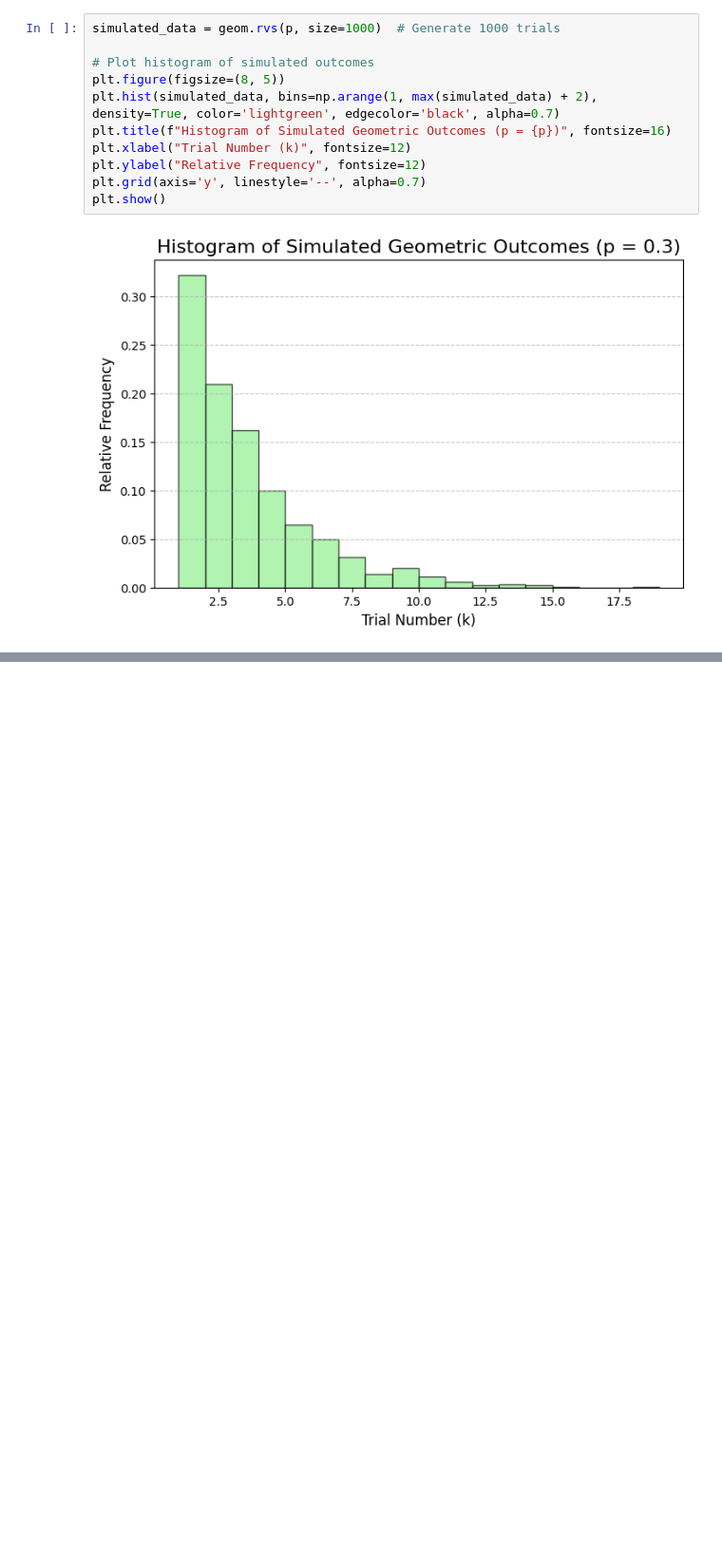
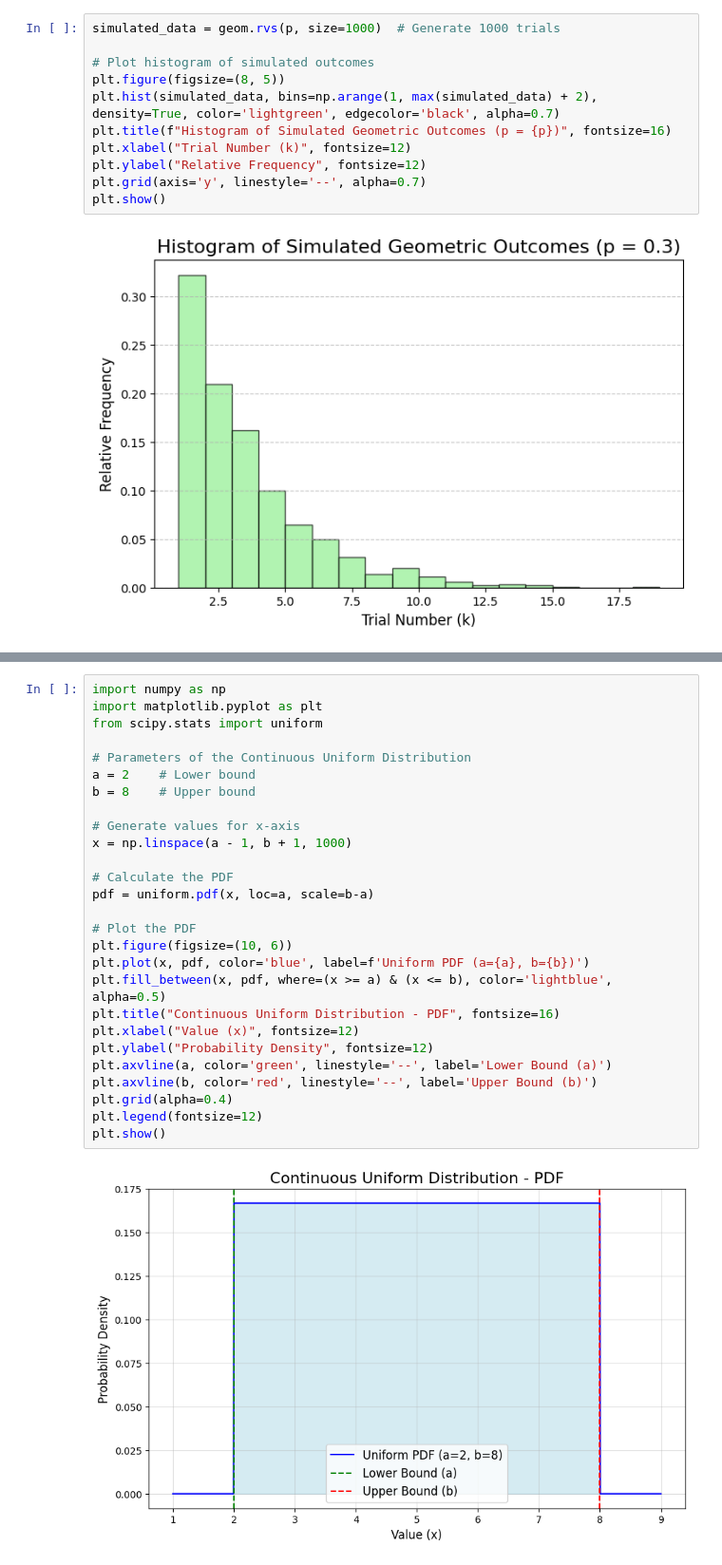
Before and after one commit to vigneshwarjayabal/Probability_and_statistic, a Jupyter notebook: Probability_Distribution.ipynb, the cells around one changed output, grey strips where cells are left out. Shown at 95% size. Drawn from its saved outputs; the diff is of its cells as text; blank space fills up the shorter version.

```diff
--- a/Probability_Distribution.ipynb
+++ b/Probability_Distribution.ipynb
@@ -322,0 +437,29 @@ plt.show()
+# %%
+import numpy as np
+import matplotlib.pyplot as plt
+from scipy.stats import uniform
+
+# Parameters of the Continuous Uniform Distribution
+a = 2    # Lower bound
+b = 8    # Upper bound
+
+# Generate values for x-axis
+x = np.linspace(a - 1, b + 1, 1000)
+
+# Calculate the PDF
+pdf = uniform.pdf(x, loc=a, scale=b-a)
+
+# Plot the PDF
+plt.figure(figsize=(10, 6))
+plt.plot(x, pdf, color='blue', label=f'Uniform PDF (a={a}, b={b})')
+plt.fill_between(x, pdf, where=(x >= a) & (x <= b), color='lightblue', alpha=0.5)
+plt.title("Continuous Uniform Distribution - PDF", fontsize=16)
+plt.xlabel("Value (x)", fontsize=12)
+plt.ylabel("Probability Density", fontsize=12)
+plt.axvline(a, color='green', linestyle='--', label='Lower Bound (a)')
+plt.axvline(b, color='red', linestyle='--', label='Upper Bound (b)')
+plt.grid(alpha=0.4)
+plt.legend(fontsize=12)
+plt.show()
+# %% [output]
+[figure, added]
```
Also changed, not shown: parts of 38 cells of this notebook.
